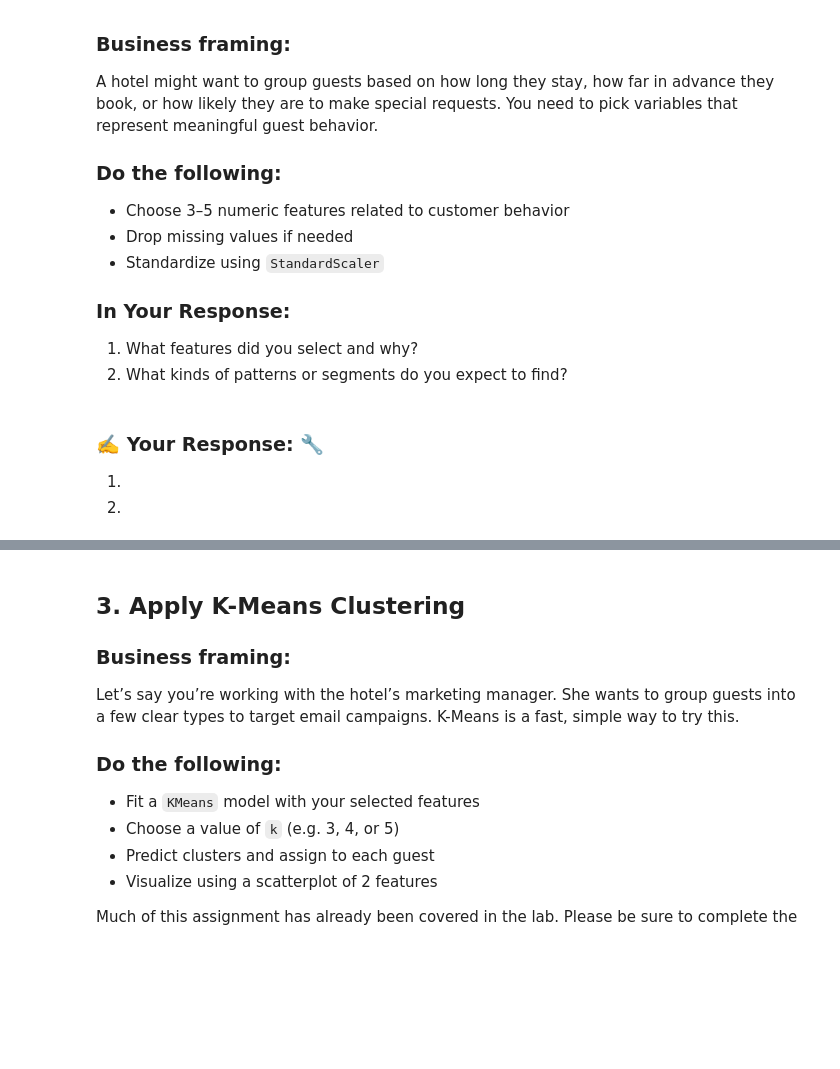
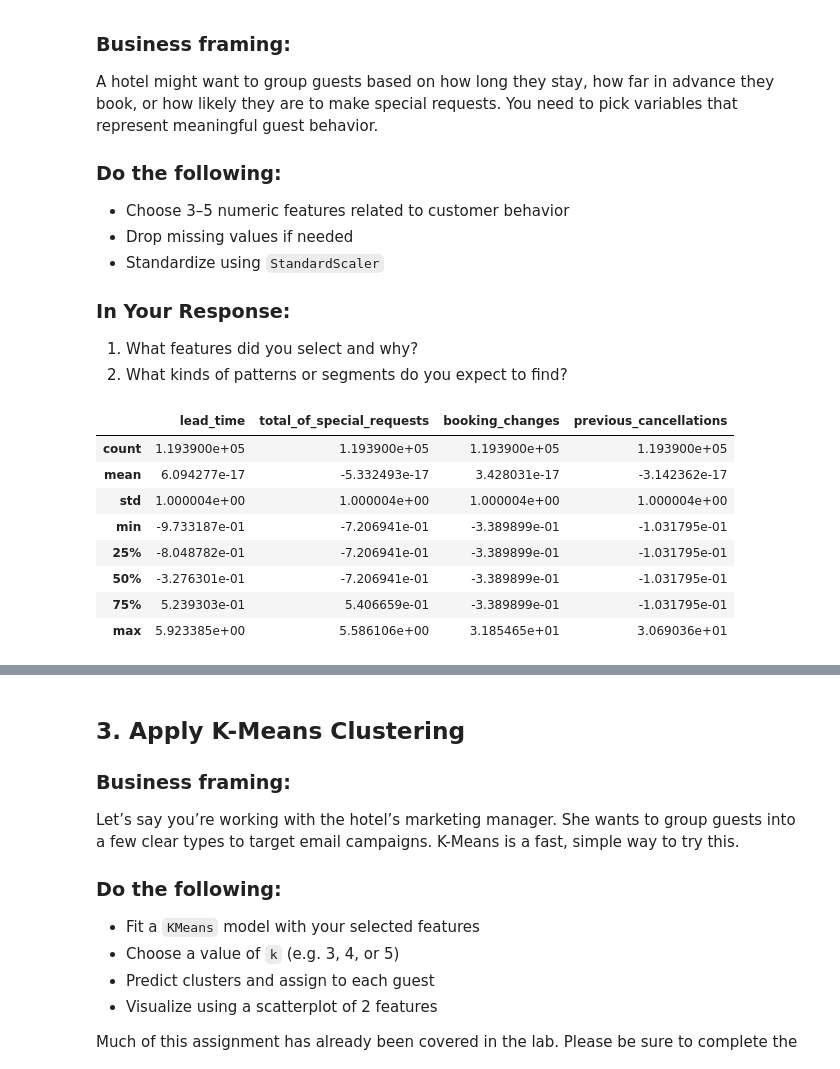
Before and after one commit to expely/Business-Analytics-Labs, a Jupyter notebook: Assignments/assignment_09_clustering.ipynb, the cells around one changed output, grey strips where cells are left out. Cells and saved outputs as stored; diff of their text form; code cells hidden in the pictures; blank space fills up the shorter version.

```diff
--- a/Assignments/assignment_09_clustering.ipynb
+++ b/Assignments/assignment_09_clustering.ipynb
@@ -104,5 +118,24 @@ A hotel might want to group guests based on how long they stay, how far in advan
-# %% [markdown]
-### ✍️ Your Response: 🔧
-1.
-
-2.
+# %%
+# Import scaling
+from sklearn.preprocessing import StandardScaler
+
+# Select and scale features
+features = ['lead_time', 'total_of_special_requests', 'booking_changes', 'previous_cancellations']
+segment_df = df[features].copy()
+
+scaler = StandardScaler()
+scaled_data = scaler.fit_transform(segment_df)
+
+# Convert to DataFrame
+scaled_df = pd.DataFrame(scaled_data, columns=features)
+scaled_df.describe()
+# %% [output]
+|  | lead_time | total_of_special_requests | booking_changes | previous_cancellations |
+| count | 1.193900e+05 | 1.193900e+05 | 1.193900e+05 | 1.193900e+05 |
+| mean | 6.094277e-17 | -5.332493e-17 | 3.428031e-17 | -3.142362e-17 |
+| std | 1.000004e+00 | 1.000004e+00 | 1.000004e+00 | 1.000004e+00 |
+| min | -9.733187e-01 | -7.206941e-01 | -3.389899e-01 | -1.031795e-01 |
+| 25% | -8.048782e-01 | -7.206941e-01 | -3.389899e-01 | -1.031795e-01 |
+| 50% | -3.276301e-01 | -7.206941e-01 | -3.389899e-01 | -1.031795e-01 |
+| 75% | 5.239303e-01 | 5.406659e-01 | -3.389899e-01 | -1.031795e-01 |
+| max | 5.923385e+00 | 5.586106e+00 | 3.185465e+01 | 3.069036e+01 |
```
Also changed, not shown: parts of 24 cells of this notebook.
